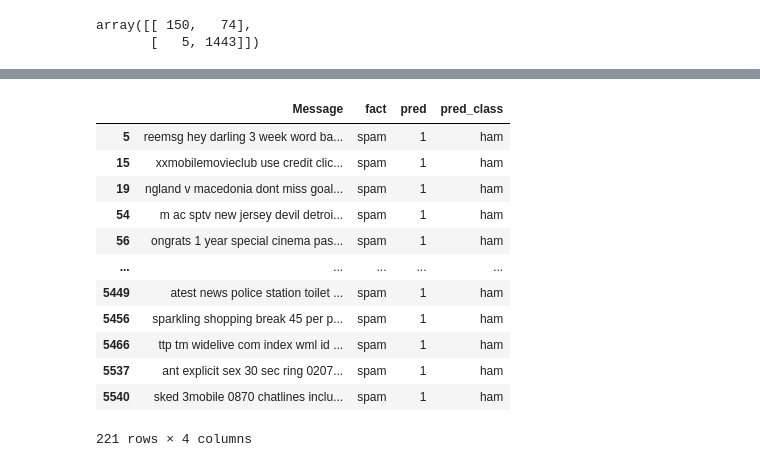
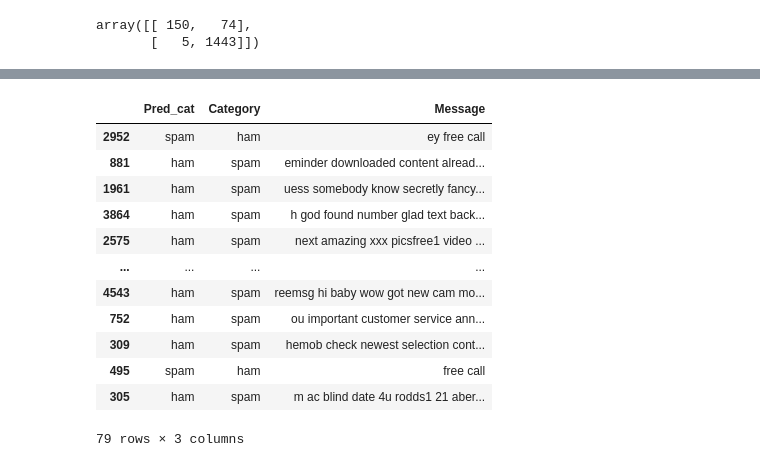
Before and after one commit to Alex-ander-Verte/Home_works_DAU-33, a Jupyter notebook: PYDA-39/STPY_39,_DAU_33,_Вертелецкая,_Home_work_8,stat_case_study.ipynb, the cells around one changed output, grey strips where cells are left out. Saved outputs shown, nothing was run; the diff lists cells and outputs as text; code cells hidden in the pictures.

```diff
--- a/PYDA-39/STPY_39,_DAU_33,_Вертелецкая,_Home_work_8,stat_case_study.ipynb
+++ b/PYDA-39/STPY_39,_DAU_33,_Вертелецкая,_Home_work_8,stat_case_study.ipynb
@@ -626,17 +598,33 @@ df_mes_spam_final
-# %%
-# расхождение факт/прогноз в 221 сообщении
-df_mes_spam_final.loc[df_mes_spam_final['fact'] != df_mes_spam_final['pred_class']]
-# %% [output]
-|  | Message | fact | pred | pred_class |
-| 5 | reemsg hey darling 3 week word ba... | spam | 1 | ham |
-| 15 | xxmobilemovieclub use credit clic... | spam | 1 | ham |
-| 19 | ngland v macedonia dont miss goal... | spam | 1 | ham |
-| 54 | m ac sptv new jersey devil detroi... | spam | 1 | ham |
-| 56 | ongrats 1 year special cinema pas... | spam | 1 | ham |
-| ... | ... | ... | ... | ... |
-| 5449 | atest news police station toilet ... | spam | 1 | ham |
-| 5456 | sparkling shopping break 45 per p... | spam | 1 | ham |
-| 5466 | ttp tm widelive com index wml id ... | spam | 1 | ham |
-| 5537 | ant explicit sex 30 sec ring 0207... | spam | 1 | ham |
-| 5540 | sked 3mobile 0870 chatlines inclu... | spam | 1 | ham |
-221 rows × 4 columns
+# %%
+# 9. Постройте датафрейм, который будет содержать все исходные тексты сообщений,
+#классифицированные неправильно (с указанием фактического и предсказанного)
+df_mes_spam_final = pd.DataFrame([y_test]).T
+df_mes_spam_final['Pred_cat'] = lr.predict(x_test)
+df_mes_spam_final = df_mes_spam_final.loc[((df_mes_spam_final['Class'] == 0)
+                                           & (df_mes_spam_final['Pred_cat'] == 1)) |
+                    ((df_mes_spam_final['Class'] == 1) & (df_mes_spam_final['Pred_cat'] == 0))]
+#присоединили сообщения из первонач дф
+df_mes_spam_final = df_mes_spam_final.merge(df_mes_spam, how='inner', left_index=True, right_index=True)
+#удаляем ненужные колонки
+df_mes_spam_final.drop('Class_x', axis=1, inplace=True)
+df_mes_spam_final.drop('Class_y', axis=1, inplace=True)
+
+#для расшифровки, что 0 - spam, 1 - ham
+df_mes_spam_final.loc[df_mes_spam_final['Pred_cat'] == 1, 'Pred_cat'] = 'ham'
+df_mes_spam_final.loc[df_mes_spam_final['Pred_cat'] == 0, 'Pred_cat'] = 'spam'
+
+df_mes_spam_final
+# %% [output]
+|  | Pred_cat | Category | Message |
+| 2952 | spam | ham | ey free call |
+| 881 | ham | spam | eminder downloaded content alread... |
+| 1961 | ham | spam | uess somebody know secretly fancy... |
+| 3864 | ham | spam | h god found number glad text back... |
+| 2575 | ham | spam | next amazing xxx picsfree1 video ... |
+| ... | ... | ... | ... |
+| 4543 | ham | spam | reemsg hi baby wow got new cam mo... |
+| 752 | ham | spam | ou important customer service ann... |
+| 309 | ham | spam | hemob check newest selection cont... |
+| 495 | spam | ham | free call |
+| 305 | ham | spam | m ac blind date 4u rodds1 21 aber... |
+79 rows × 3 columns
```
Also changed, not shown: parts of 1 cell of this notebook.
